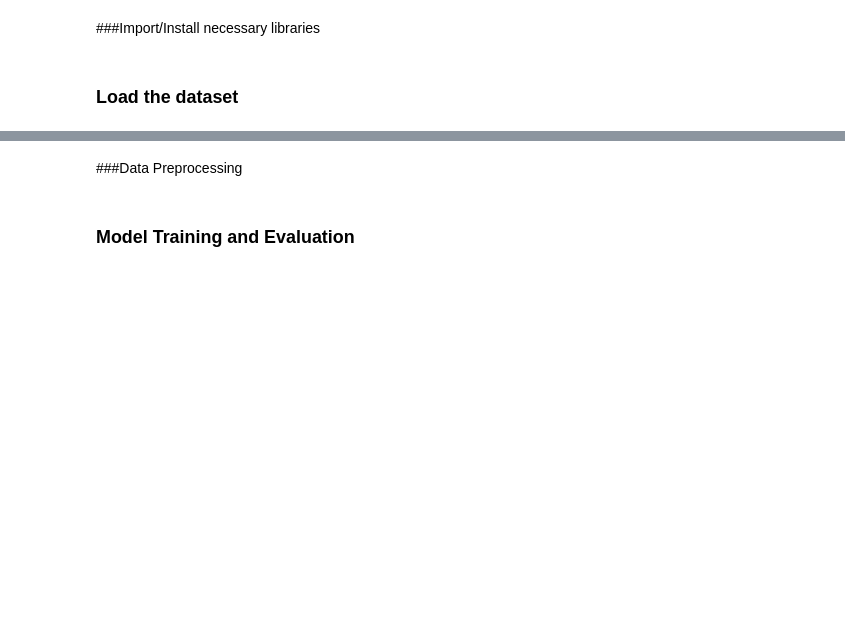
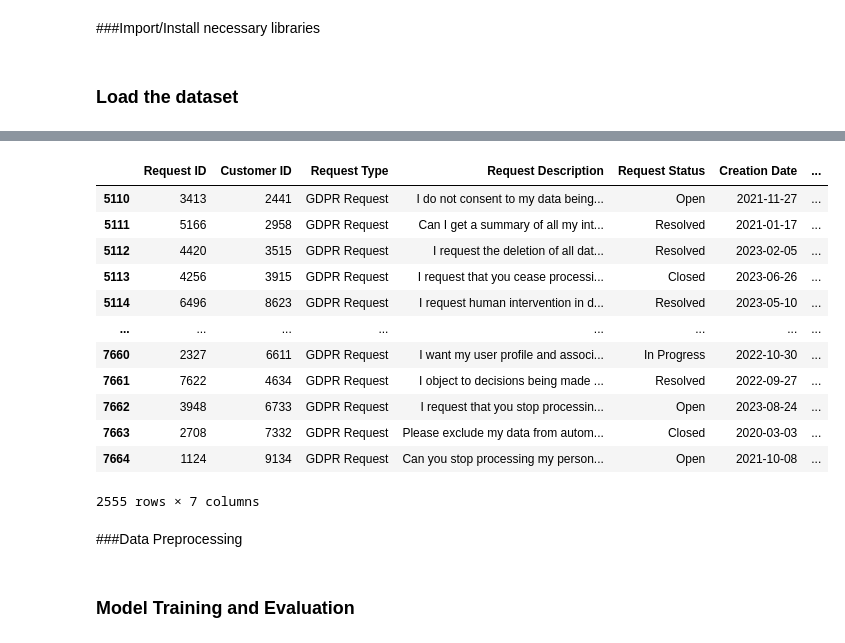
Before and after one commit to vishakhun/GDPR_Prediction, a Jupyter notebook: GDPR_Customer_Request_Prediction_Model_(ride_hailing_company).ipynb, the cells around one changed output, grey strips where cells are left out. Cells and saved outputs as stored; diff of their text form; code cells hidden in the pictures; blank space fills up the shorter version.

```diff
--- a/GDPR_Customer_Request_Prediction_Model_(ride_hailing_company).ipynb
+++ b/GDPR_Customer_Request_Prediction_Model_(ride_hailing_company).ipynb
@@ -53,3 +86,19 @@ data = pd.read_csv('/content/sample_data/balanced_customer_service_requests_data
+# %%
+data[data['Request Type'] == 'GDPR Request']
+# %% [output]
+|  | Request ID | Customer ID | Request Type | Request Description | Request Status | Creation Date | ... |
+| 5110 | 3413 | 2441 | GDPR Request | I do not consent to my data being... | Open | 2021-11-27 | ... |
+| 5111 | 5166 | 2958 | GDPR Request | Can I get a summary of all my int... | Resolved | 2021-01-17 | ... |
+| 5112 | 4420 | 3515 | GDPR Request | I request the deletion of all dat... | Resolved | 2023-02-05 | ... |
+| 5113 | 4256 | 3915 | GDPR Request | I request that you cease processi... | Closed | 2023-06-26 | ... |
+| 5114 | 6496 | 8623 | GDPR Request | I request human intervention in d... | Resolved | 2023-05-10 | ... |
+| ... | ... | ... | ... | ... | ... | ... | ... |
+| 7660 | 2327 | 6611 | GDPR Request | I want my user profile and associ... | In Progress | 2022-10-30 | ... |
+| 7661 | 7622 | 4634 | GDPR Request | I object to decisions being made ... | Resolved | 2022-09-27 | ... |
+| 7662 | 3948 | 6733 | GDPR Request | I request that you stop processin... | Open | 2023-08-24 | ... |
+| 7663 | 2708 | 7332 | GDPR Request | Please exclude my data from autom... | Closed | 2020-03-03 | ... |
+| 7664 | 1124 | 9134 | GDPR Request | Can you stop processing my person... | Open | 2021-10-08 | ... |
+2555 rows × 7 columns
 # %% [markdown]
 ###Data Preprocessing
 # %%
```
Also changed, not shown: parts of 5 cells of this notebook.
